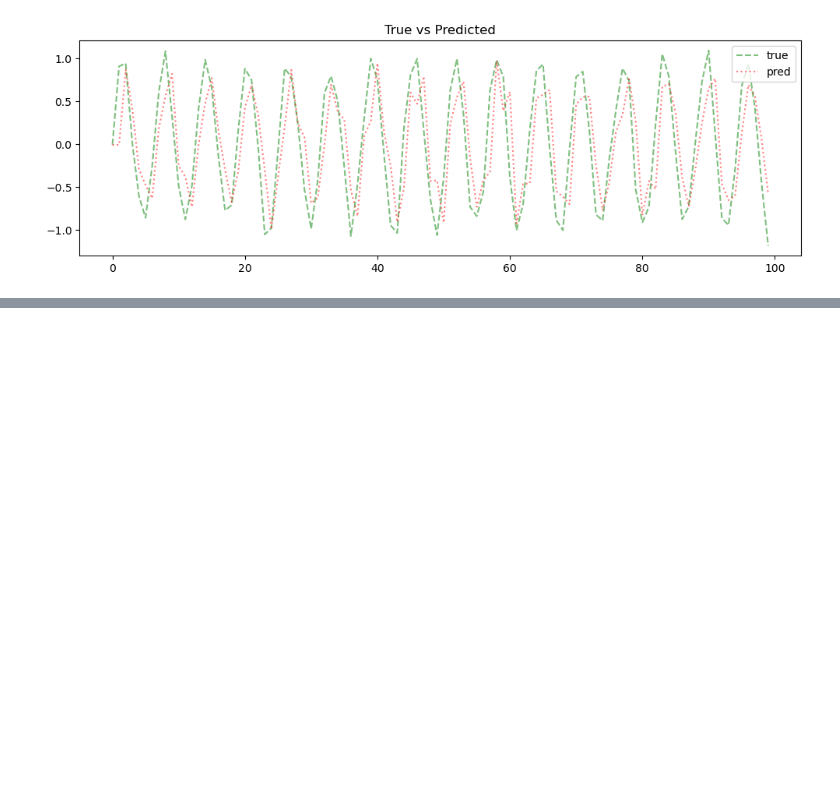
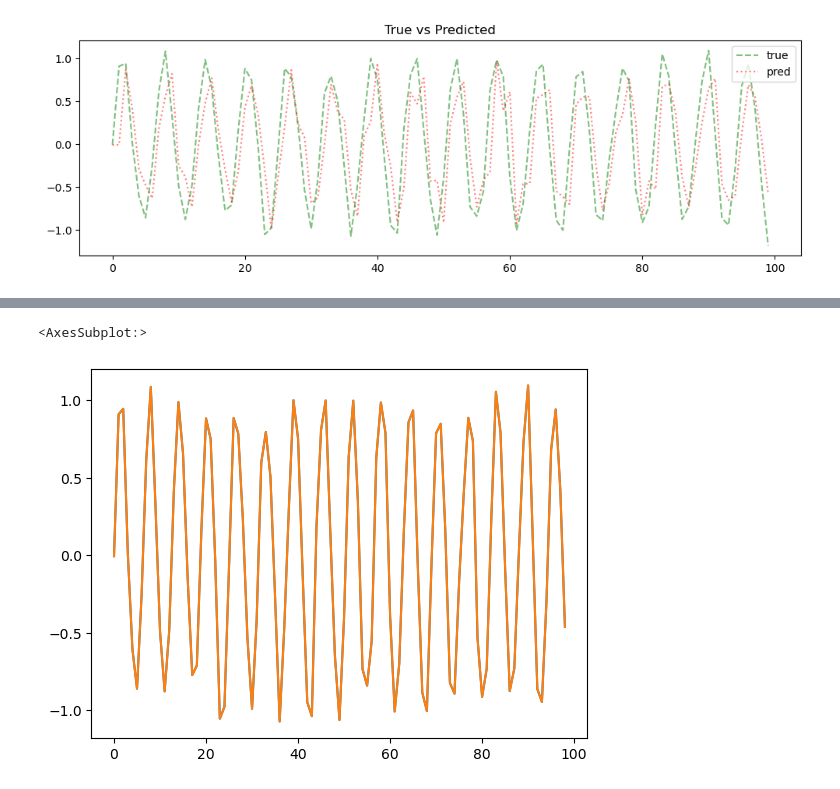
Before and after one commit to oneoffcoder/books, a Jupyter notebook: sphinx/datascience/source/arima.ipynb, the cells around one changed output, grey strips where cells are left out. Drawn from its saved outputs; the diff is of its cells as text; code cells hidden in the pictures; blank space fills up the shorter version.

```diff
--- a/sphinx/datascience/source/arima.ipynb
+++ b/sphinx/datascience/source/arima.ipynb
@@ -178,0 +283,14 @@ plt.tight_layout()
+# %%
+X = df[df.columns.drop(['t'])]
+y = df['t']
+
+m = LinearRegression()
+m.fit(X, y)
+
+y_pred = m.predict(X)
+# %%
+y.plot()
+pd.Series(y_pred).plot()
+# %% [output]
+<AxesSubplot:>
+[figure, added]
```
Also changed, not shown: parts of 8 cells of this notebook.
